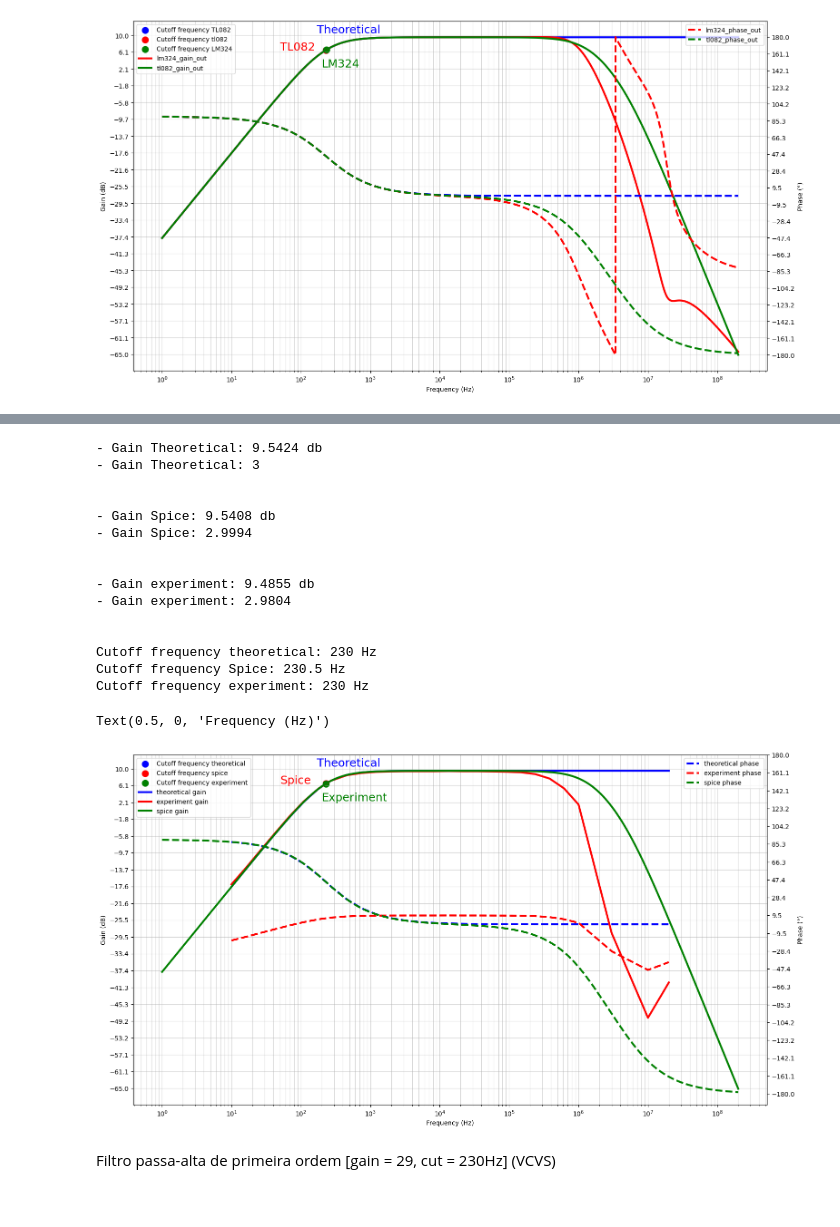
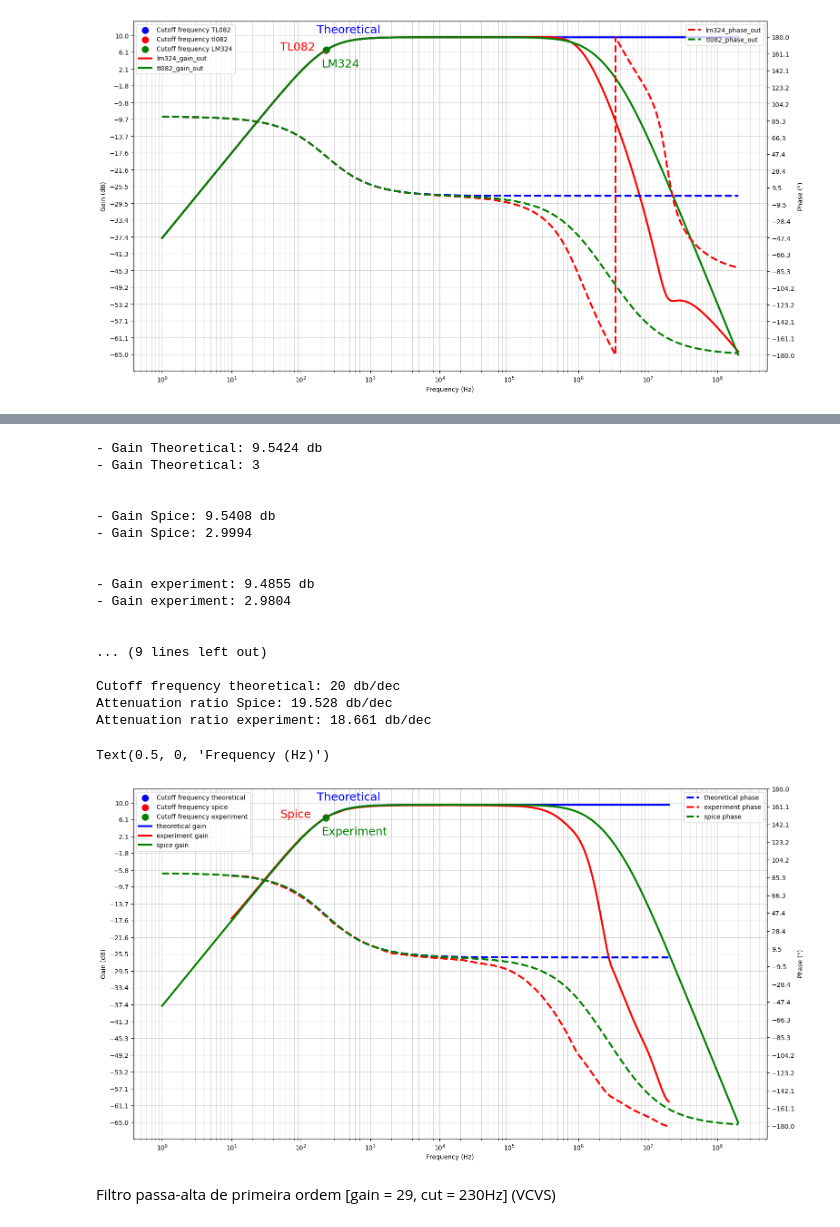
Before and after one commit to JoaoMario109/eletronica-3, a Jupyter notebook: atividade-1/analise1.ipynb, the cells around one changed output, grey strips where cells are left out. Cells and saved outputs as stored; diff of their text form; code cells hidden in the pictures.

Commit message:
Compute atenuation ratio

```diff
--- a/atividade-1/analise1.ipynb
+++ b/atividade-1/analise1.ipynb
@@ -61,6 +61,14 @@ def get_n1_high_pass_filter(freq: float, gain: float) -> control.TransferFunctio
     num = [gain, 0]
     den = [1, w0]
     return control.TransferFunction(num, den)
+
+def get_attenuation_ratio(df: pd.DataFrame, gain: str) -> float:
+    cutoff_frequency = get_cutoff_frequency(df, gain)
+    # use values under 50% of the cutoff frequency to reduce the error because of the transition
+    df_temp = df[df.index < (cutoff_frequency * 0.5)]
+    index = df_temp.index.name
+    df_temp = df_temp.reset_index()
+    return (df_temp[gain].diff() / np.log10(df_temp[index]).diff()).mean()
 # %% [markdown]
 ### 1 - Projetar e simular um filtro passa-alta de primeira ordem (VCVS)
 # %%
@@ -562,9 +620,18 @@ Text(0.5, 0, 'Frequency (Hz)')
+# %%
+def get_attenuation_ratio(df: pd.DataFrame, gain: str) -> float:
+    cutoff_frequency = get_cutoff_frequency(df, gain)
+    # use values under 50% of the cutoff frequency to reduce the error because of the transition
+    df_temp = df[df.index < (cutoff_frequency * 0.5)]
+    index = df_temp.index.name
+    df_temp = df_temp.reset_index()
+    return (df_temp[gain].diff() / np.log10(df_temp[index]).diff()).mean()
 # %%
+
+
+
 df_spice = pd.DataFrame(pd.read_csv("./analises/1/1.txt", index_col = "frequency"))
-df_experiment = pd.DataFrame(pd.read_csv("./analises/pratica/pratica.csv", index_col = "frequency"))
 
-df_experiment["linear_gain"] = df_experiment["vopp"] / df_experiment["vipp"]
-df_experiment["gain"] = linear_2_log(df_experiment["linear_gain"])
+
 
 linear_gain_theoretical = 3
 gain_theoretical = linear_2_log(linear_gain_theoretical)
@@ -574,6 +641,9 @@ gain_experiment = get_gain(df_experiment, "gain")
 cutoff_frequency_theoretical = 230
 cutoff_frequency_spice = get_cutoff_frequency(df_spice, "tl082_gain_out")
 cutoff_frequency_experiment = get_cutoff_frequency(df_experiment, "gain")
+
+attenuation_ratio_spice = get_attenuation_ratio(df_spice, "tl082_gain_out")
+attenuation_ratio_experiment = get_attenuation_ratio(df_experiment, "gain")
 
 # Create transfer function of the theoretical behavior
 theoretical_tf = get_n1_high_pass_filter(cutoff_frequency_theoretical, linear_gain_theoretical)
@@ -590,6 +660,14 @@ print("\n")
 print_param("Cutoff frequency theoretical", cutoff_frequency_theoretical, "Hz")
 print_param("Cutoff frequency Spice", cutoff_frequency_tl082, "Hz")
 print_param("Cutoff frequency experiment", cutoff_frequency_experiment, "Hz")
+print("\n")
+print_param("Cutoff frequency phase theoretical", 45, "°")
+print_param("Cutoff frequency phase Spice", df_spice.loc[cutoff_frequency_tl082]["tl082_phase_out"], "°")
+print_param("Cutoff frequency phase experiment", df_experiment.loc[cutoff_frequency_experiment]["phase"], "°")
+print("\n")
+print_param("Attenuation ratio theoretical", 20, "db/dec")
+print_param("Attenuation ratio Spice", attenuation_ratio_spice, "db/dec")
+print_param("Attenuation ratio experiment", attenuation_ratio_experiment, "db/dec")
 
 fig, ax = plt.subplots(figsize = (18, 10))
 
@@ -680,7 +758,7 @@ ax2.plot(
 
 df_experiment.plot(
 	ax = ax2,
-	y = ["gain"],
+	y = ["phase"],
     label = ["experiment phase"],
 	style = ["--"],
 	color = ["r"],
@@ -699,37 +777,39 @@ df_spice.plot(
 # general ax configuration
 ax.legend(loc="upper left")
 ax.grid(visible = True, which = "both", axis = "both", alpha = 0.5)
 ax.set_ylabel("Gain (dB)")
 ax.set_yticks(np.round(np.linspace(-65, 10, 20), 1))
 
 ax2.legend()
 ax2.set_ylabel("Phase (°)")
 ax2.set_yticks(np.round(np.linspace(-180, 180, 20), 1))
 
 # configure X axis
 ax.set_xscale('log', base=10)
 ax.xaxis.set_major_locator(LogLocator(base=10.0, numticks=15))
 ax.xaxis.set_minor_locator(LogLocator(
     base=10.0, subs=np.arange(0.1, 1.0, 0.1), numticks=150))
 ax.set_xlabel("Frequency (Hz)")
 # %% [output]
 - Gain Theoretical: 9.5424 db
 - Gain Theoretical: 3
 
 
 - Gain Spice: 9.5408 db
 - Gain Spice: 2.9994
 
 
 - Gain experiment: 9.4855 db
 - Gain experiment: 2.9804
 
 
-Cutoff frequency theoretical: 230 Hz
-Cutoff frequency Spice: 230.5 Hz
-Cutoff frequency experiment: 230 Hz
+... (9 lines left out)
+
+Cutoff frequency theoretical: 20 db/dec
+Attenuation ratio Spice: 19.528 db/dec
+Attenuation ratio experiment: 18.661 db/dec
 Text(0.5, 0, 'Frequency (Hz)')
-[figure, old version]
+[figure, new version]
 # %% [markdown]
 Filtro passa-alta de primeira ordem [gain = 29, cut = 230Hz] (VCVS)
 # %% [markdown]
```
Also changed, not shown: parts of 1 cell of this notebook.
